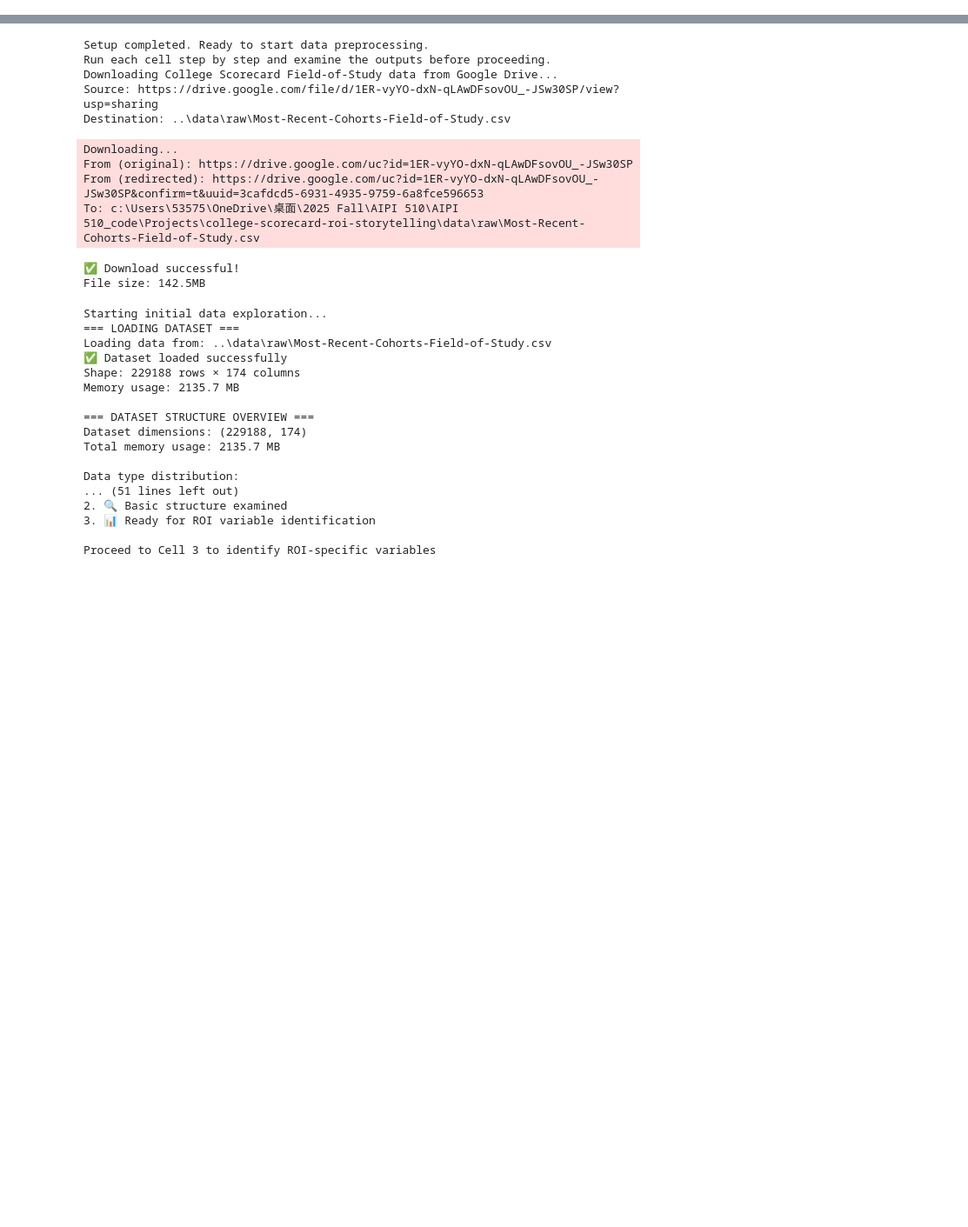
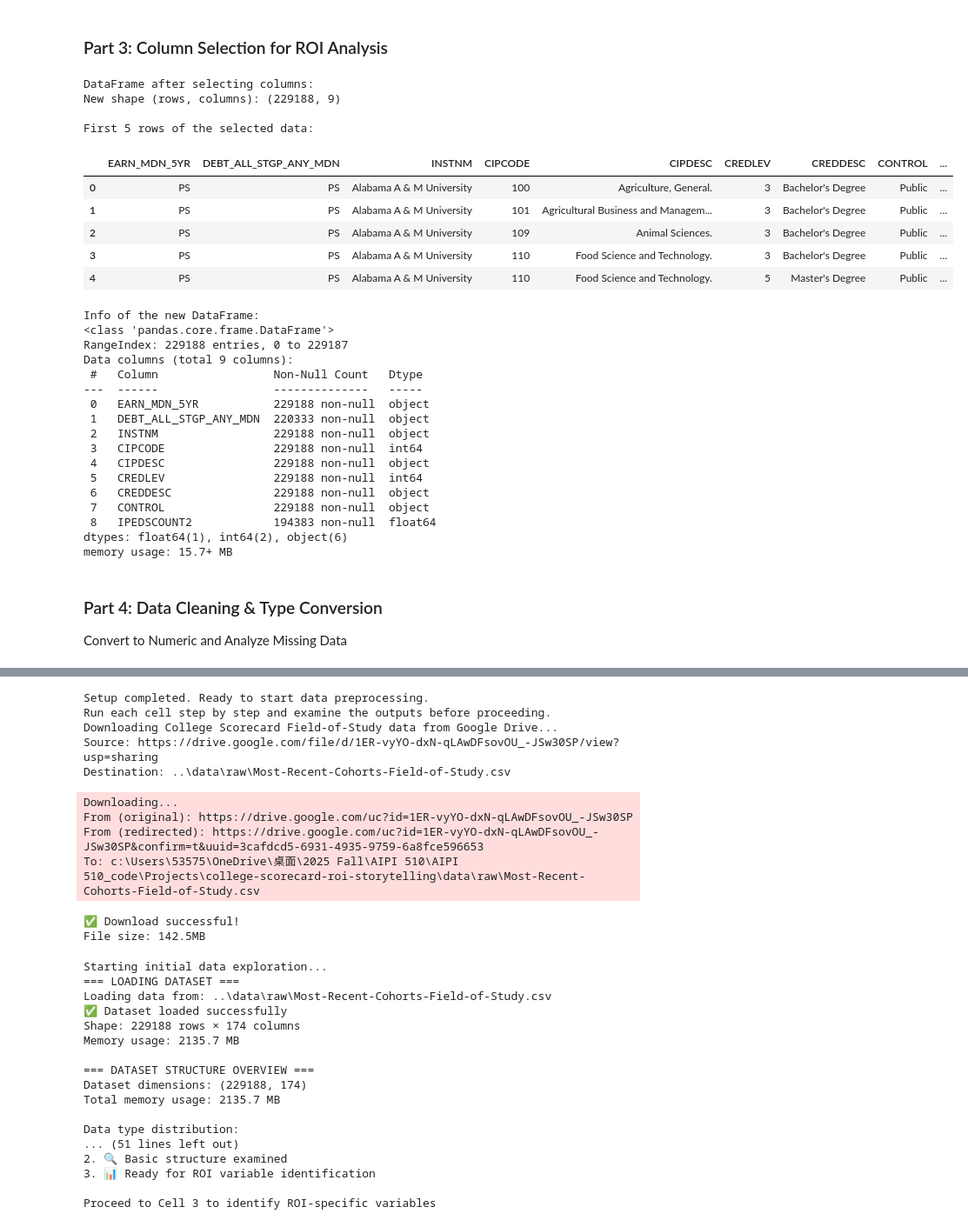
Before and after one commit to SophiaYifei/college-scorecard-roi-storytelling, a Jupyter notebook: notebooks/01_preprocess.ipynb, the cells around one changed output, grey strips where cells are left out. Shown at 87% size. Drawn from its saved outputs; the diff is of its cells as text; code cells hidden in the pictures; blank space fills up the shorter version.

```diff
--- a/notebooks/01_preprocess.ipynb
+++ b/notebooks/01_preprocess.ipynb
@@ -0,0 +63,69 @@
+# %% [markdown]
+### Part 3: Column Selection for ROI Analysis
+# %%
+# Define a list of columns needed for our analysis.
+columns_to_keep = [
+    # Earnings Data (our primary outcome)
+    'EARN_MDN_5YR',         # Median earnings 5 years after graduation
+
+    # Debt Data (our primary cost)
+    'DEBT_ALL_STGP_ANY_MDN',  # Median debt for all students, regardless of completion
+
+
+    'DEBT_ALL_STGP_ANY_MDN10YRPAY',  # Median debt for all students with 10-year repayment plan
+
+    # Program Identifiers
+    'INSTNM',               # Institution name
+    'CIPCODE',              # Classification of Instructional Programs code
+    'CIPDESC',              # Description of the CIP code (the major)
+    'CREDLEV',              # Credential level (e.g., 3 for Bachelor's)
+    'CREDDESC',             # Description of the credential level
+
+    # Institution / Program Info
+    'CONTROL',              # Control of institution (Public, Private nonprofit, Private for-profit)
+    'IPEDSCOUNT2',          # Number of graduates in the program cohort
+]
+
+# Select these columns from the raw DataFrame to create a new one.
+df_selected = df_raw[columns_to_keep].copy()
+
+# Verify the shape and content of the new DataFrame.
+print("DataFrame after selecting columns:")
+print(f"New shape (rows, columns): {df_selected.shape}")
+
+print("\nFirst 5 rows of the selected data:")
+display(df_selected.head())
+
+print("\nInfo of the new DataFrame:")
+df_selected.info()
+# %% [output]
+DataFrame after selecting columns:
+New shape (rows, columns): (229188, 9)
+
+First 5 rows of the selected data:
+|  | EARN_MDN_5YR | DEBT_ALL_STGP_ANY_MDN | INSTNM | CIPCODE | CIPDESC | CREDLEV | CREDDESC | CONTROL | ... |
+| 0 | PS | PS | Alabama A & M University | 100 | Agriculture, General. | 3 | Bachelor's Degree | Public | ... |
+| 1 | PS | PS | Alabama A & M University | 101 | Agricultural Business and Managem... | 3 | Bachelor's Degree | Public | ... |
+| 2 | PS | PS | Alabama A & M University | 109 | Animal Sciences. | 3 | Bachelor's Degree | Public | ... |
+| 3 | PS | PS | Alabama A & M University | 110 | Food Science and Technology. | 3 | Bachelor's Degree | Public | ... |
+| 4 | PS | PS | Alabama A & M University | 110 | Food Science and Technology. | 5 | Master's Degree | Public | ... |
+Info of the new DataFrame:
+<class 'pandas.core.frame.DataFrame'>
+RangeIndex: 229188 entries, 0 to 229187
+Data columns (total 9 columns):
+ #   Column                 Non-Null Count   Dtype
+---  ------                 --------------   -----
+ 0   EARN_MDN_5YR           229188 non-null  object
+ 1   DEBT_ALL_STGP_ANY_MDN  220333 non-null  object
+ 2   INSTNM                 229188 non-null  object
+ 3   CIPCODE                229188 non-null  int64
+ 4   CIPDESC                229188 non-null  object
+ 5   CREDLEV                229188 non-null  int64
+ 6   CREDDESC               229188 non-null  object
+ 7   CONTROL                229188 non-null  object
+ 8   IPEDSCOUNT2            194383 non-null  float64
+dtypes: float64(1), int64(2), object(6)
+memory usage: 15.7+ MB
+# %% [markdown]
+### Part 4: Data Cleaning & Type Conversion
+Convert to Numeric and Analyze Missing Data
```
Also changed, not shown: parts of 10 cells of this notebook.
